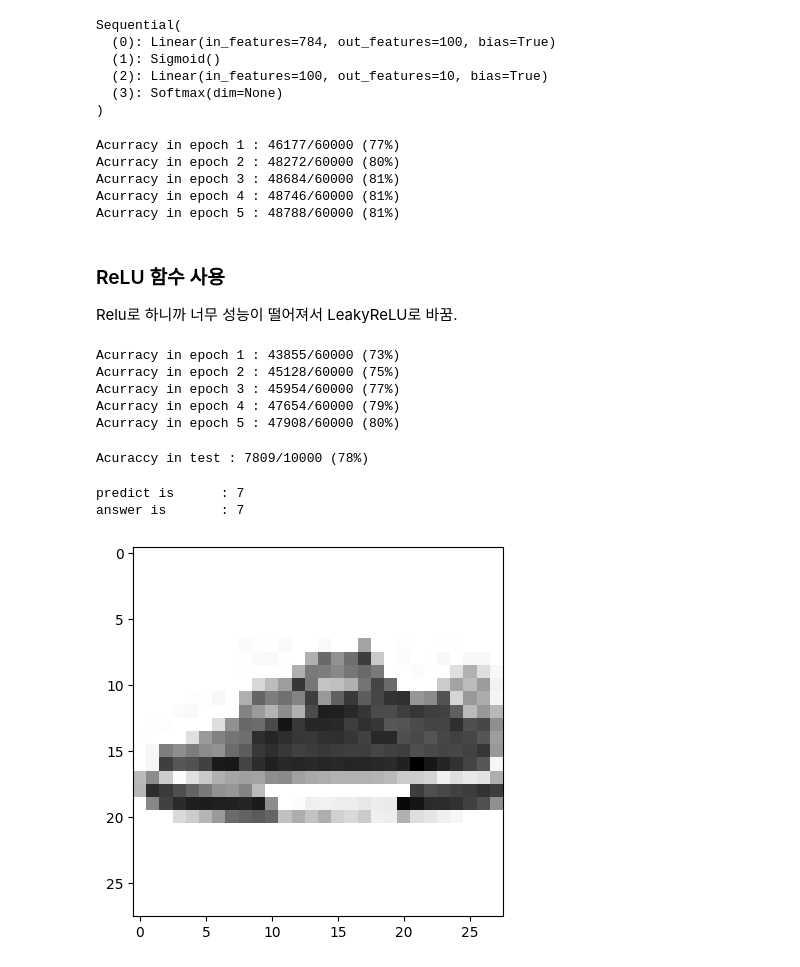
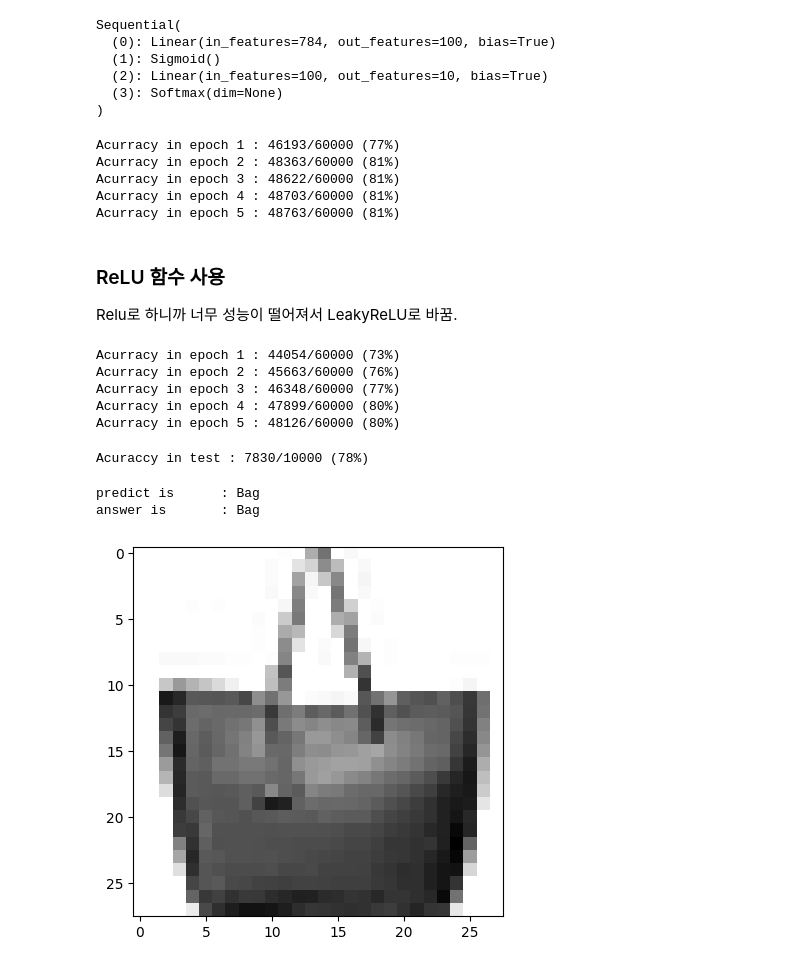
Before and after one commit to dlalswo0321/AI_Training, a Jupyter notebook: DL/DNN.ipynb, the cells around one changed output. Saved outputs shown, nothing was run; the diff lists cells and outputs as text; code cells hidden in the pictures.

Commit message:
test on Window

```diff
--- a/DL/DNN.ipynb
+++ b/DL/DNN.ipynb
@@ -14,7 +14,7 @@ from torchvision import datasets
 from torchvision.transforms import ToTensor
 import os
 
-path = os.path.dirname(os.getcwd())
+path = "../../../"
 
 training_data = datasets.FashionMNIST(
     root=path,
@@ -82,11 +82,11 @@ def train(epoch):
 
 train(5)
 # %% [output]
-Acurracy in epoch 1 : 46177/60000 (77%)
-Acurracy in epoch 2 : 48272/60000 (80%)
-Acurracy in epoch 3 : 48684/60000 (81%)
-Acurracy in epoch 4 : 48746/60000 (81%)
-Acurracy in epoch 5 : 48788/60000 (81%)
+Acurracy in epoch 1 : 46193/60000 (77%)
+Acurracy in epoch 2 : 48363/60000 (81%)
+Acurracy in epoch 3 : 48622/60000 (81%)
+Acurracy in epoch 4 : 48703/60000 (81%)
+Acurracy in epoch 5 : 48763/60000 (81%)
 # %% [markdown]
 ### ReLU 함수 사용
 Relu로 하니까 너무 성능이 떨어져서 LeakyReLU로 바꿈.
@@ -103,11 +103,11 @@ optimizer = optim.Adam(model.parameters(), lr = 0.01)
 
 train(5)
 # %% [output]
-Acurracy in epoch 1 : 43855/60000 (73%)
-Acurracy in epoch 2 : 45128/60000 (75%)
-Acurracy in epoch 3 : 45954/60000 (77%)
-Acurracy in epoch 4 : 47654/60000 (79%)
-Acurracy in epoch 5 : 47908/60000 (80%)
+Acurracy in epoch 1 : 44054/60000 (73%)
+Acurracy in epoch 2 : 45663/60000 (76%)
+Acurracy in epoch 3 : 46348/60000 (77%)
+Acurracy in epoch 4 : 47899/60000 (80%)
+Acurracy in epoch 5 : 48126/60000 (80%)
 # %%
 def test():
     model.eval()
@@ -128,24 +128,37 @@ def test():
 
 test()
 # %% [output]
-Acuraccy in test : 7809/10000 (78%)
+Acuraccy in test : 7830/10000 (78%)
 # %%
+labels_map = {
+    0: "T-Shirt",
+    1: "Trouser",
+    2: "Pullover",
+    3: "Dress",
+    4: "Coat",
+    5: "Sandal",
+    6: "Shirt",
+    7: "Sneaker",
+    8: "Bag",
+    9: "Ankle Boot",
+}
+
 import matplotlib.pyplot as plt
 import random as r
 index = r.randint(0, len(test_data))
 
 model.eval()
 
 data, target = test_dataloader.dataset[index]
 data = data.to(device).reshape(28*28)
 output = model(data)
 predicted = torch.argmax(output.data, 0)
-print("predict is\t:", predicted.item())
+print("predict is\t:", labels_map[predicted.item()])
 
 data_show = data.cpu().numpy()
 plt.imshow(data_show.reshape(28, 28), cmap = 'gray_r')
-print("answer is\t:", target)
+print("answer is\t:", labels_map[target])
 # %% [output]
-predict is      : 7
-answer is       : 7
+predict is      : Bag
+answer is       : Bag
-[figure, old version]
+[figure, new version]
```
Also changed, not shown: parts of 1 cell of this notebook, 2 other files.
